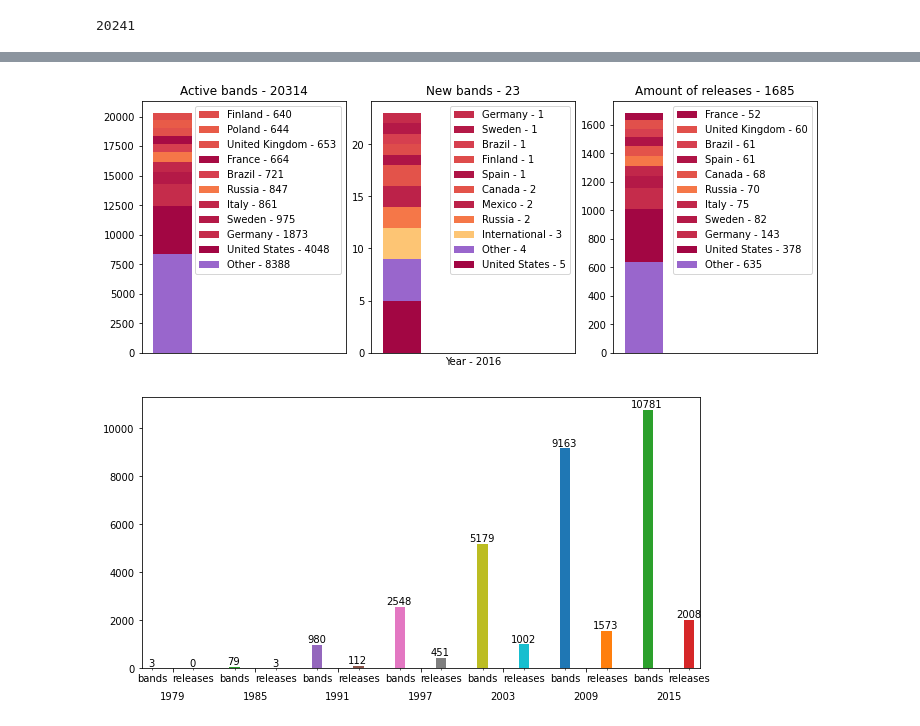
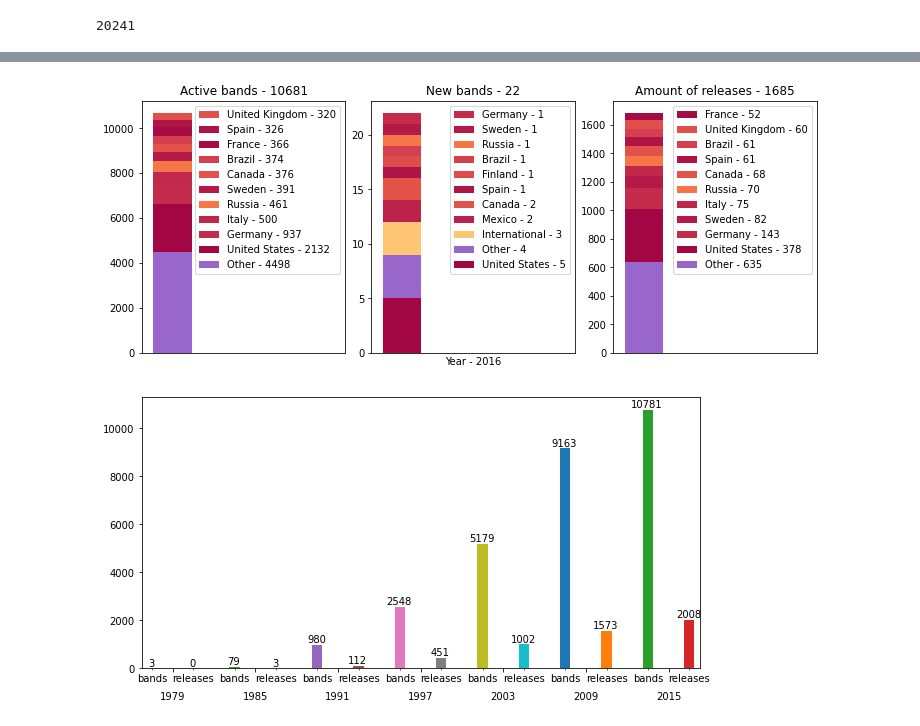
Before and after one commit to alximikl2/Dataset-Analyze, a Jupyter notebook: main.ipynb, the cells around one changed output, grey strips where cells are left out. Saved outputs shown, nothing was run; the diff lists cells and outputs as text; code cells hidden in the pictures.

```diff
--- a/main.ipynb
+++ b/main.ipynb
@@ -323,7 +323,7 @@ class Animation():
     self.new.set_xlabel(f'Year - {year}')
 
     #active block start
-    country = df['country'][contains(df['active'], year)].value_counts()
+    country = df['country'][df['name'][contains(df['active'], year)].drop_duplicates().index].value_counts()
     country['Other'] = country[nums:].sum()
     country=country.sort_values()[::-1][:nums + 1]
     sum_ = country.sum()
@@ -342,7 +342,7 @@ class Animation():
     #active block end
 
     #new block start
-    country = df[df['formed_in'] == year]['country'].value_counts()
+    country = df['country'][df['name'][df['formed_in'] == year].drop_duplicates().index].value_counts()
     country['Other'] = country[nums:].sum()
     country=country.sort_values()[::-1][:nums + 1]
     sum_ = country.sum()
@@ -366,34 +366,34 @@ class Animation():
     country=country.sort_values()[::-1][:nums + 1]
 
     sum_ = country.sum()
     if sum_:
         for l, v in country[::-1].items():
             self.release.bar(-4, sum_, label=f'{l} - {v}', width=1, color = colors[l])
             sum_ -= v
 
         self.release.set_xticks([])
         self.release.set_xlim(-4.8, 0.5)
         self.release.legend()
         self.release.set_title(f'Amount of releases - {country.sum()}')
     else:
         self.release.set_yticks([])
         self.release.set_xticks([])
         self.release.set_title(f'No releases')
     #release block end
 
     return self.fig
 
 obj = Animation(fig)
 anim = ani.FuncAnimation(fig, obj.update,
                          frames = range(1978, 2017),
                          repeat = False,
                          interval=500)
 
 
 HTML(anim.to_html5_video()) #позиция в легенде совпадает с позицией на гистограмме
 # %% [output]
 [interactive output not drawn]
-[figure, old version]
+[figure, new version]
 # %%
 def numbs(n):
     return len(str(n))
```
Also changed, not shown: parts of 7 cells of this notebook.
